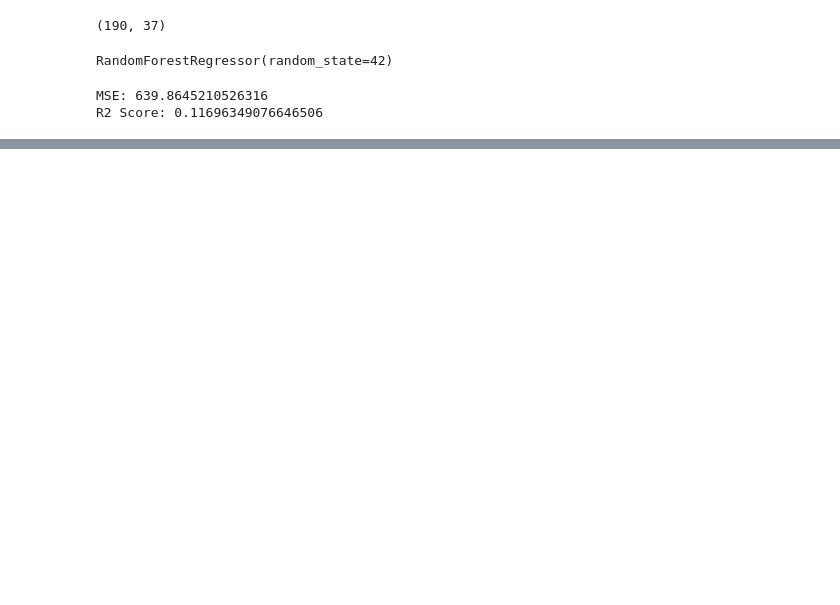
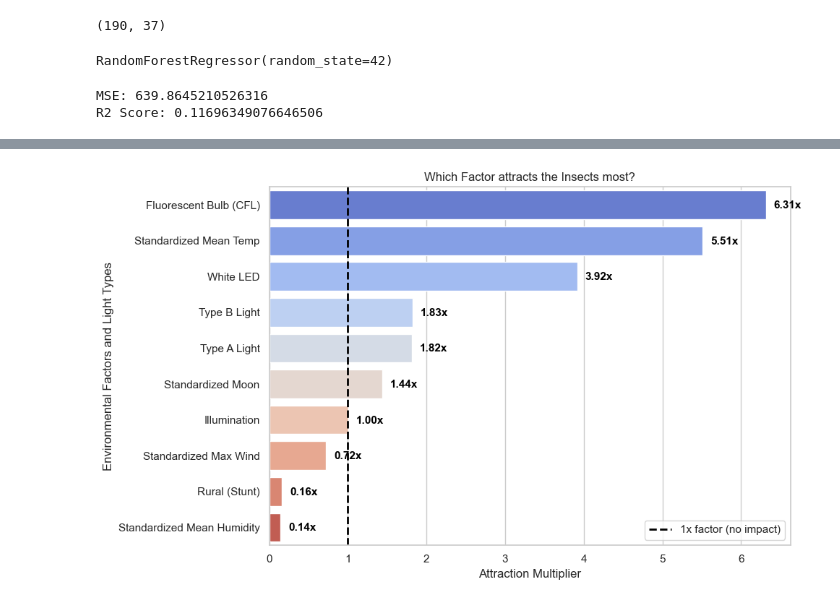
Before and after one commit to hfarukaktas/data-science-projects, a Jupyter notebook: bugs-data/bugs_data.ipynb, the cells around one changed output, grey strips where cells are left out. Saved outputs shown, nothing was run; the diff lists cells and outputs as text; code cells hidden in the pictures; blank space fills up the shorter version.

Commit message:
Bugs Data Completed

```diff
--- a/bugs-data/bugs_data.ipynb
+++ b/bugs-data/bugs_data.ipynb
@@ -342,0 +462,12 @@ df.tail()
+# %%
+irrs = irrs.drop('const')
+# %%
+name_correction_for_graphics = {
+    'Light Type_A': 'Type A Light',
+    'Light Type_B': 'Type B Light',
+    'Light Type_CFL': 'Fluorescent Bulb (CFL)',
+    'Light Type_LED': 'White LED',
+    'Location_Stunt': 'Rural (Stunt)'
+}
+# %%
+irrs.rename(index = name_correction_for_graphics, inplace = True)
@@ -342,0 +488,39 @@ df.tail()
+# %%
+df_plot = pd.DataFrame({
+    "Variables": irrs.index,
+    "Effect Factor": irrs.values
+})
+df_plot = df_plot.sort_values(by="Effect Factor", ascending=False)
+# %%
+plt.figure(figsize = (10,6))
+sns.set_theme(style = "whitegrid")
+
+bar_plot = sns.barplot(
+    x = "Effect Factor",
+    y = "Variables",
+    data = df_plot,
+    palette= "coolwarm",
+    hue = "Variables"
+)
+
+plt.axvline(x=1.0, color = "black", linestyle = "--", linewidth = 2, label = "1x factor (no impact)")
+
+for p in bar_plot.patches:
+    width = p.get_width()
+    plt.text(width + 0.1,
+             p.get_y() + p.get_height() / 2. + 0.1,
+             '{:1.2f}x'.format(width),
+             ha="left",
+             fontsize=11,
+             color='black',
+             weight='bold')
+
+plt.title("Which Factor attracts the Insects most?")
+plt.xlabel("Attraction Multiplier")
+plt.ylabel("Environmental Factors and Light Types")
+plt.legend(loc= "lower right")
+
+plt.tight_layout()
+plt.show()
+# %% [output]
+[figure, added]
```
Also changed, not shown: parts of 17 cells of this notebook.
